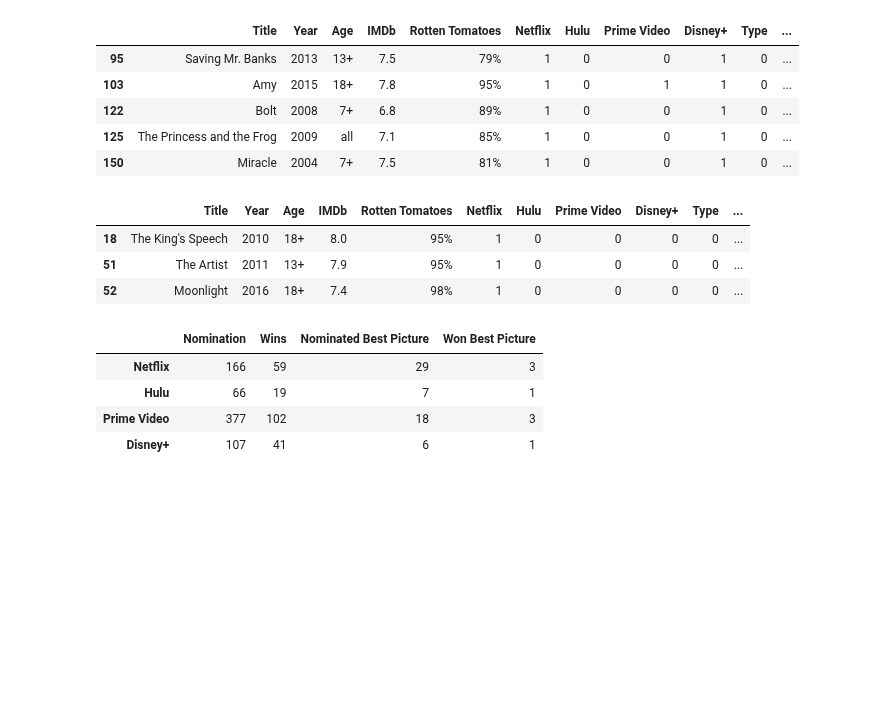
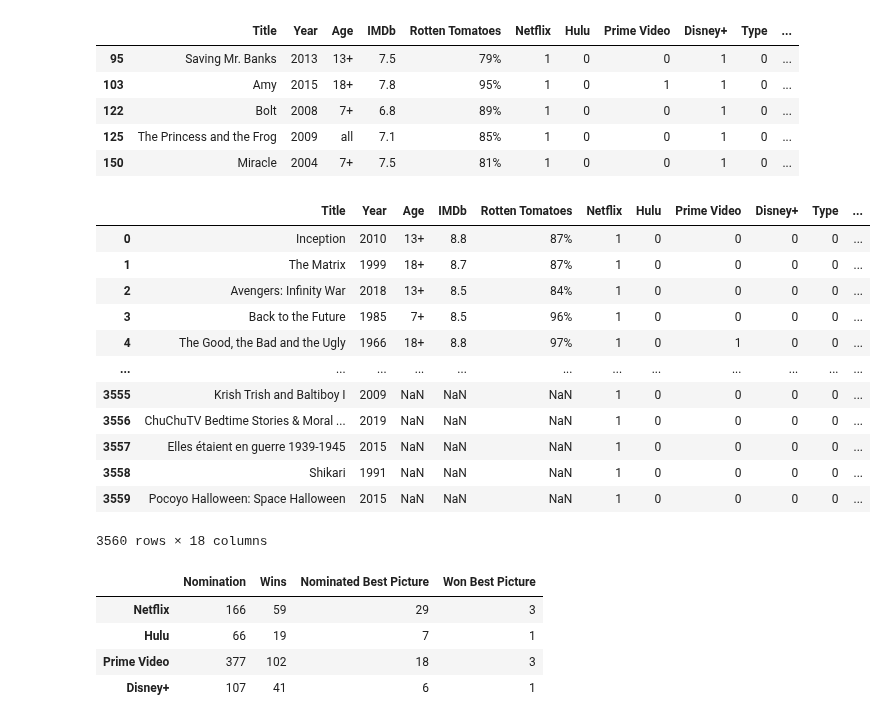
Before and after one commit to jacance/streaming-service-analysis, a Jupyter notebook: notebook_justin.ipynb, the cells around one changed output. Drawn from its saved outputs; the diff is of its cells as text; code cells hidden in the pictures; blank space fills up the shorter version.

```diff
--- a/notebook_justin.ipynb
+++ b/notebook_justin.ipynb
@@ -286,21 +286,31 @@ disney_bp_nom_movies = len(disney_bp_nom)
 # %%
 # Won Best Picture
 netflix_bp = netflix.loc[netflix["Won Best Picture"] == 2]
 hulu_bp = hulu.loc[hulu["Won Best Picture"] == 2]
 primevideo_bp = primevideo.loc[primevideo["Won Best Picture"] == 2]
 disney_bp = disney.loc[disney["Won Best Picture"] == 2]
 
 netflix_bp_win = len(netflix_bp)
 hulu_bp_win = len(hulu_bp)
 primevideo_bp_win = len(primevideo_bp)
 disney_bp_win = len(disney_bp)
 
 netflix_bp
+netflix
 # %% [output]
 |  | Title | Year | Age | IMDb | Rotten Tomatoes | Netflix | Hulu | Prime Video | Disney+ | Type | ... |
-| 18 | The King's Speech | 2010 | 18+ | 8.0 | 95% | 1 | 0 | 0 | 0 | 0 | ... |
-| 51 | The Artist | 2011 | 13+ | 7.9 | 95% | 1 | 0 | 0 | 0 | 0 | ... |
-| 52 | Moonlight | 2016 | 18+ | 7.4 | 98% | 1 | 0 | 0 | 0 | 0 | ... |
+| 0 | Inception | 2010 | 13+ | 8.8 | 87% | 1 | 0 | 0 | 0 | 0 | ... |
+| 1 | The Matrix | 1999 | 18+ | 8.7 | 87% | 1 | 0 | 0 | 0 | 0 | ... |
+| 2 | Avengers: Infinity War | 2018 | 13+ | 8.5 | 84% | 1 | 0 | 0 | 0 | 0 | ... |
+| 3 | Back to the Future | 1985 | 7+ | 8.5 | 96% | 1 | 0 | 0 | 0 | 0 | ... |
+| 4 | The Good, the Bad and the Ugly | 1966 | 18+ | 8.8 | 97% | 1 | 0 | 1 | 0 | 0 | ... |
+| ... | ... | ... | ... | ... | ... | ... | ... | ... | ... | ... | ... |
+| 3555 | Krish Trish and Baltiboy I | 2009 | NaN | NaN | NaN | 1 | 0 | 0 | 0 | 0 | ... |
+| 3556 | ChuChuTV Bedtime Stories & Moral ... | 2019 | NaN | NaN | NaN | 1 | 0 | 0 | 0 | 0 | ... |
+| 3557 | Elles étaient en guerre 1939-1945 | 2015 | NaN | NaN | NaN | 1 | 0 | 0 | 0 | 0 | ... |
+| 3558 | Shikari | 1991 | NaN | NaN | NaN | 1 | 0 | 0 | 0 | 0 | ... |
+| 3559 | Pocoyo Halloween: Space Halloween | 2015 | NaN | NaN | NaN | 1 | 0 | 0 | 0 | 0 | ... |
+3560 rows × 18 columns
 # %%
 # Bar chart count of Nominated movies
 # %%
```
Also changed, not shown: parts of 3 cells of this notebook, 1 other file.
